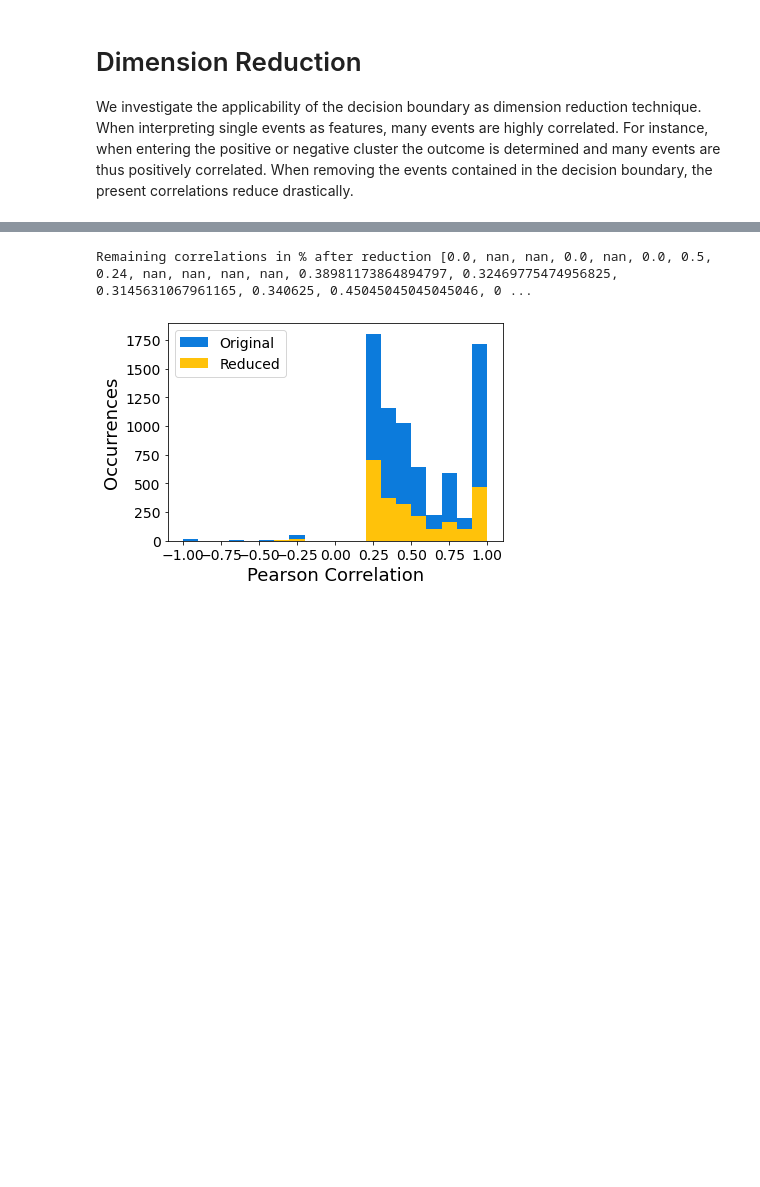
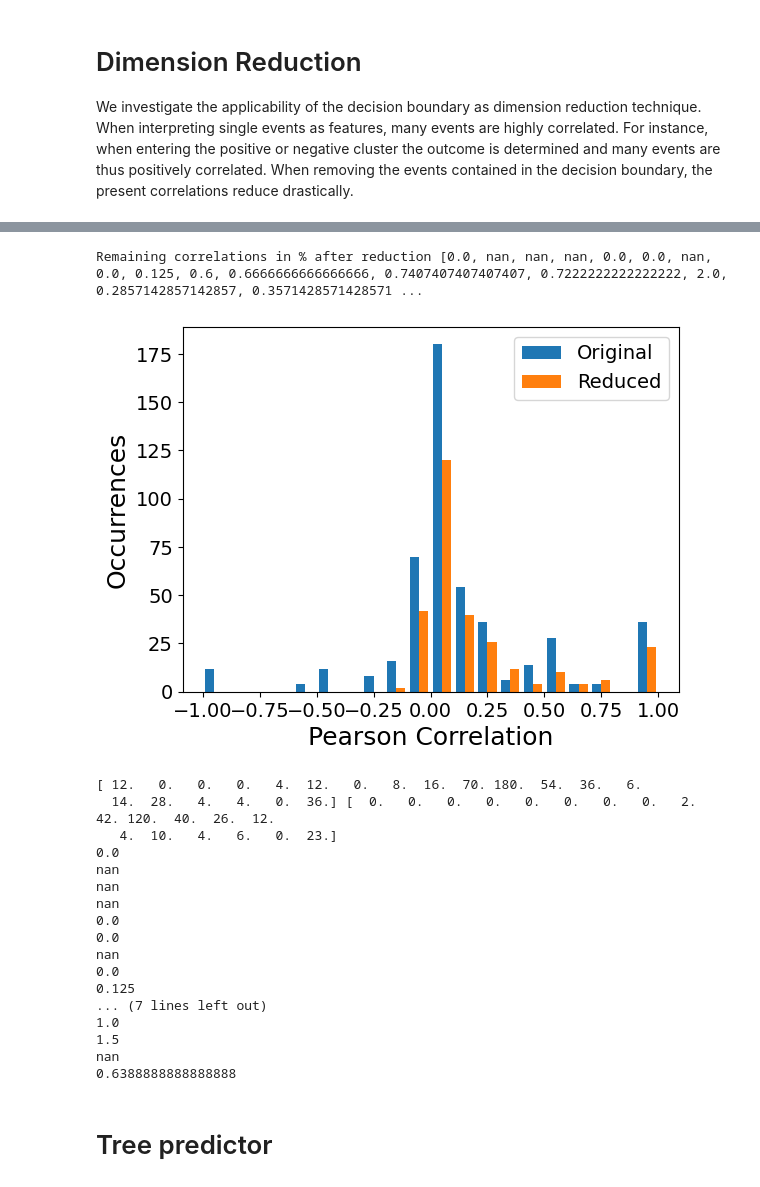
Before and after one commit to smartjourneymining/bpi_games, a Jupyter notebook: main_bpi2012.ipynb, the cells around one changed output, grey strips where cells are left out. Cells and saved outputs as stored; diff of their text form; code cells hidden in the pictures; blank space fills up the shorter version.

Commit message:
adapted to tree analysis

```diff
--- a/main_bpi2012.ipynb
+++ b/main_bpi2012.ipynb
@@ -34,7 +37,7 @@ DAY_DIFFERENCE = 10
 CLUSTER_COMPONENTS = 3
 
 # verfification
-VERIFYTA_PATH = ".../bin/verifyta"
+VERIFYTA_PATH = "/home/paul/Downloads/uppaal-4.1.20-stratego-10-linux64/bin/verifyta"
 # %%
 # Load the log
 from pm4py.objects.log.importer.xes import importer as xes_importer
@@ -790,3 +842,21 @@ We investigate the applicability of the decision boundary as dimension reduction
 When interpreting single events as features, many events are highly correlated.
 For instance, when entering the positive or negative cluster the outcome is determined and many events are thus positively correlated.
 When removing the events contained in the decision boundary, the present correlations reduce drastically.
+# %%
+# build strict db
+# Build process model
+output = subprocess.check_output(["python3", "cli/process_model.py", BPI_PATH_PROCESSED, "cli/", "-t", "multiset", "-hist" , "5"])
+file_name = str(output).replace("\\n'", '').split("Generated: ")[-1]
+# Build user journey game
+output = subprocess.check_output(["python3", "cli/build_game.py", file_name, "cli/", ACTIVITIES_PATH])
+file_name = str(output).replace("\\n'", '').split("Generated: ")[-1]
+g = nx.read_gexf(file_name)
+# construct decision boundary
+output = subprocess.check_output(["python3", "cli/decision_boundary.py", file_name, "cli/", VERIFYTA_PATH, "-q", "cli/guaranteed_tool.q", "-s", "true"])
+file_name = str(output).replace("\\n'", '').split("Generated: ")[-1]
+# apply reduction
+print(file_name)
+output = subprocess.check_output(["python3", "cli/decision_boundary_reduction.py", file_name, "cli/", "-s", "true"])
+file_name = str(output).replace("\\n'", '').split("Generated: ")[-1]
+
+g_strict_dec_boundary = nx.read_gexf(file_name)
@@ -837,17 +1029,53 @@ correlations = trace_df.corr().unstack().to_dict()
 # %%
 # construct comparison plot
-counts, bins, bars = plt.hist([x for x in trace_df.corr().unstack() if abs(x) > 0.2], 20, label = "Original", color = '#0C7BDC')
+#counts, bins, bars = plt.hist([x for x in trace_df.corr().unstack() if abs(x) > -0.2], 20, label = "Original", color = '#377eb8')#'#0C7BDC')
+#counts1, bins1, bars1 = plt.hist([x for x in trace_df_reduced.corr().unstack() if abs(x) > -0.2], 20, label = "Reduced", range = [-1,1], color = '#ff7f00')#'#FFC20A')
+#plt.show()
 
-counts1, bins1, bars1 = plt.hist([x for x in trace_df_reduced.corr().unstack() if abs(x) > 0.2], 20, label = "Reduced", color = '#FFC20A', range = [-1,1])
+x = [x for x in trace_df.corr().unstack() if abs(x) > -0.2]
+y = [x for x in trace_df_reduced.corr().unstack() if abs(x) > -0.2]
+c, bins, bars = plt.hist([x, y], 20, label=['Original', 'Reduced'])
+counts = c[0]
+counts1 = c[1]
+
+#plt.hist([x for x in trace_df.corr().unstack() if abs(x) > -0.2], 20, color=[1,0,0,0], edgecolor='blue', linestyle="--")
+
+#plt.bar(0.8,100, 0.1, align = "edge", color=[1,0,0,0], edgecolor='blue', linestyle="--")
 
 print("Remaining correlations in % after reduction", [counts1[i]/counts[i] for i in range(len(counts))])
 
 plt.xlabel("Pearson Correlation", fontsize = 18)
 plt.ylabel("Occurrences", fontsize = 18)
 plt.xticks(fontsize=14)
 plt.yticks(fontsize=14)
+plt.subplots_adjust(bottom=0.12)
 plt.legend(prop={'size':14})
+if SAVE_ELEMENTS:
+    plt.savefig("2012_correlations.png", dpi = 300)
 plt.show()
+
+print(counts, counts1)
+for i in range(len(counts)):
+    print(counts1[i]/counts[i])
 # %% [output]
-Remaining correlations in % after reduction [0.0, nan, nan, 0.0, nan, 0.0, 0.5, 0.24, nan, nan, nan, nan, 0.38981173864894797, 0.32469775474956825, 0.3145631067961165, 0.340625, 0.45045045045045046, 0 ...
+Remaining correlations in % after reduction [0.0, nan, nan, nan, 0.0, 0.0, nan, 0.0, 0.125, 0.6, 0.6666666666666666, 0.7407407407407407, 0.7222222222222222, 2.0, 0.2857142857142857, 0.3571428571428571 ...
-[figure, old version]
+[figure, new version]
+[ 12.   0.   0.   0.   4.  12.   0.   8.  16.  70. 180.  54.  36.   6.
+  14.  28.   4.   4.   0.  36.] [  0.   0.   0.   0.   0.   0.   0.   0.   2.  42. 120.  40.  26.  12.
+   4.  10.   4.   6.   0.  23.]
+0.0
+nan
+nan
+nan
+0.0
+0.0
+nan
+0.0
+0.125
+... (7 lines left out)
+1.0
+1.5
+nan
+0.6388888888888888
+# %% [markdown]
+# Tree predictor
```
Also changed, not shown: parts of 26 cells of this notebook.
